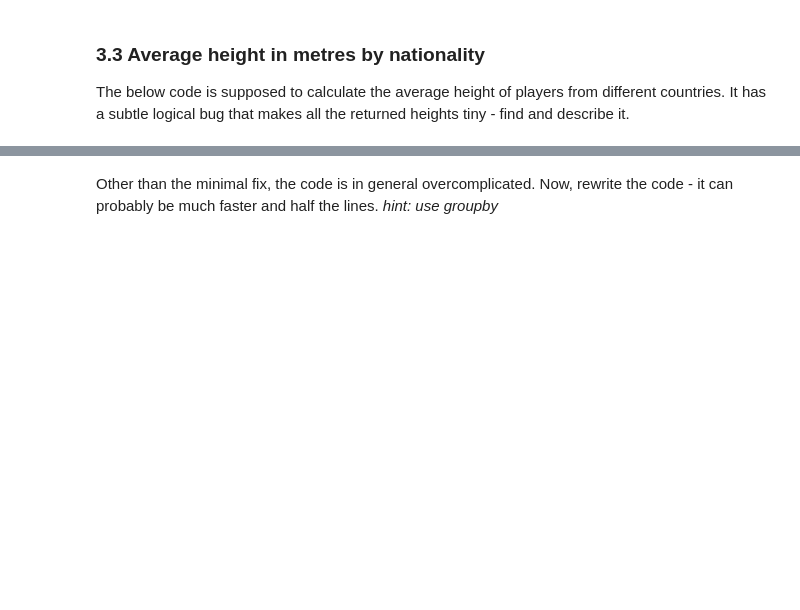
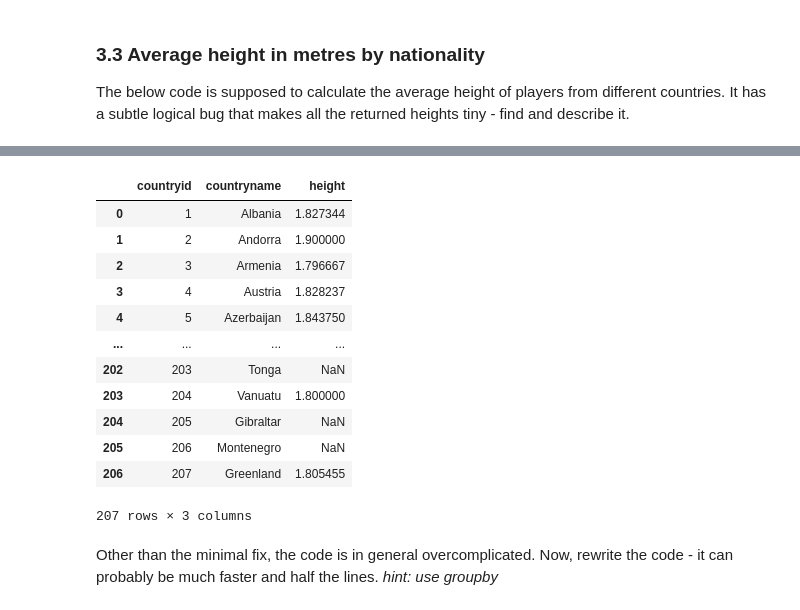
Before and after one commit to call493/MLFC, a Jupyter notebook: _notebooks/02-pandas-practical.ipynb, the cells around one changed output, grey strips where cells are left out. Saved outputs shown, nothing was run; the diff lists cells and outputs as text; code cells hidden in the pictures; blank space fills up the shorter version.

```diff
--- a/_notebooks/02-pandas-practical.ipynb
+++ b/_notebooks/02-pandas-practical.ipynb
@@ -1710,3 +2067,31 @@ countries
+# %%
+players = pd.read_csv('football_data/players.csv')
+countries = pd.read_csv('football_data/countries.csv')
+
+# Convert height to meters once
+players['height_m'] = players['height'] / 100
+
+# Calculate mean height per nationality
+mean_heights_m = players.groupby('nationality')['height_m'].mean().to_dict()
+
+# Map to countries
+countries['height'] = countries['countryid'].map(mean_heights_m)
+
+countries
+# %% [output]
+|  | countryid | countryname | height |
+| 0 | 1 | Albania | 1.827344 |
+| 1 | 2 | Andorra | 1.900000 |
+| 2 | 3 | Armenia | 1.796667 |
+| 3 | 4 | Austria | 1.828237 |
+| 4 | 5 | Azerbaijan | 1.843750 |
+| ... | ... | ... | ... |
+| 202 | 203 | Tonga | NaN |
+| 203 | 204 | Vanuatu | 1.800000 |
+| 204 | 205 | Gibraltar | NaN |
+| 205 | 206 | Montenegro | NaN |
+| 206 | 207 | Greenland | 1.805455 |
+207 rows × 3 columns
 # %% [markdown]
 Other than the minimal fix, the code is in general overcomplicated. Now,
 rewrite the code - it can probably be much faster and half the lines.
```
Also changed, not shown: parts of 25 cells of this notebook.
